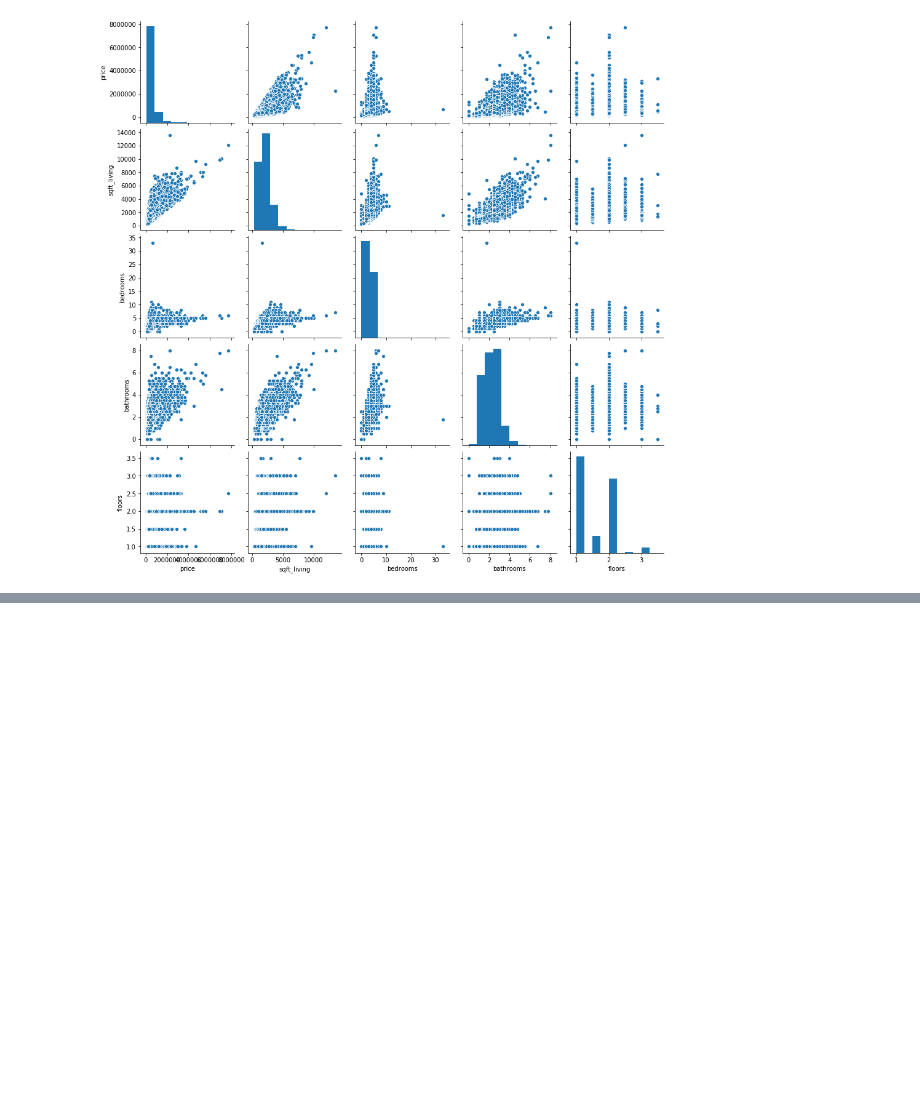
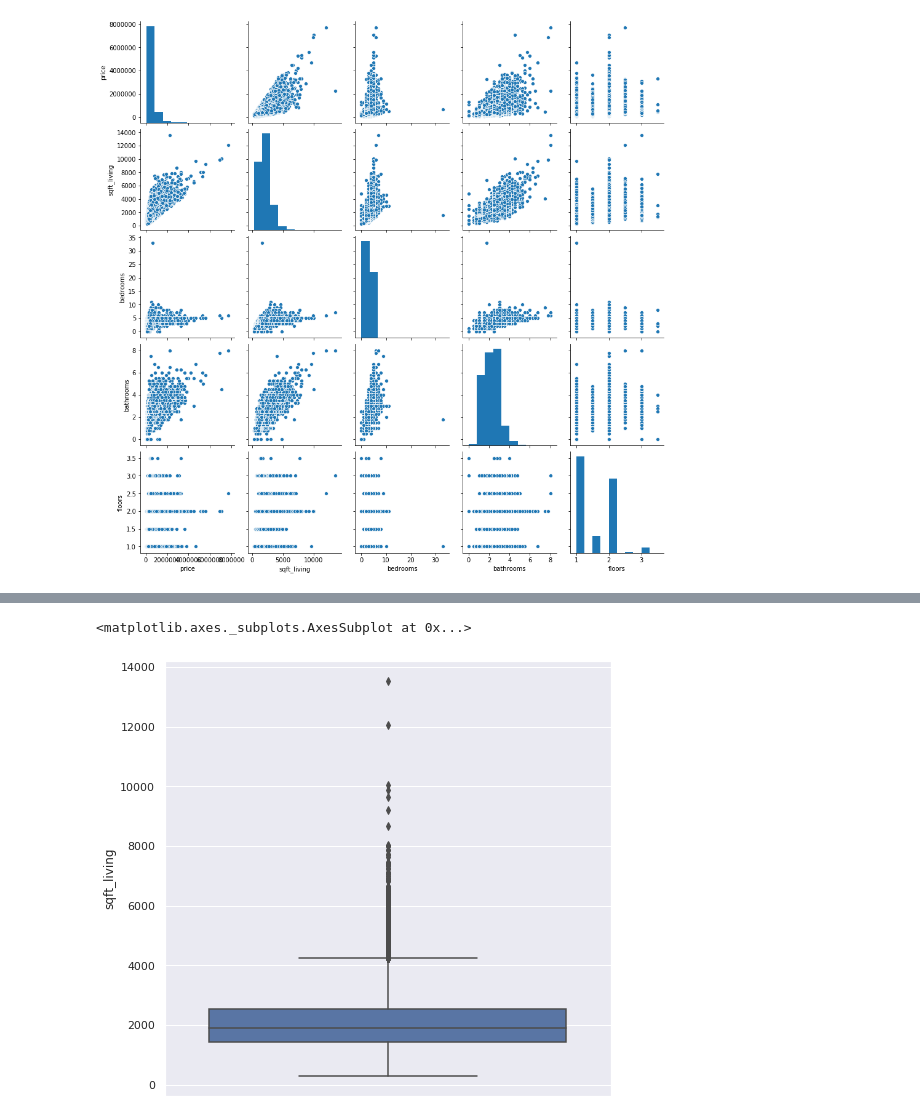
Before and after one commit to ANikhilAgarwal/LetsUpgrade-AI-ML, a Jupyter notebook: week 5/Day 21/Day 21 (House price problem).ipynb, the cells around one changed output, grey strips where cells are left out. Drawn from its saved outputs; the diff is of its cells as text; code cells hidden in the pictures; blank space fills up the shorter version.

```diff
--- a/week 5/Day 21/Day 21 (House price problem).ipynb
+++ b/week 5/Day 21/Day 21 (House price problem).ipynb
@@ -69,0 +71,6 @@ KeyError: 'prize'
+# %%
+sns.set(rc={'figure.figsize':(8,8)})
+sns.boxplot(dataset["sqft_living"],orient='v')
+# %% [output]
+<matplotlib.axes._subplots.AxesSubplot at 0x...>
+[figure, added]
```
Also changed, not shown: parts of 26 cells of this notebook.
